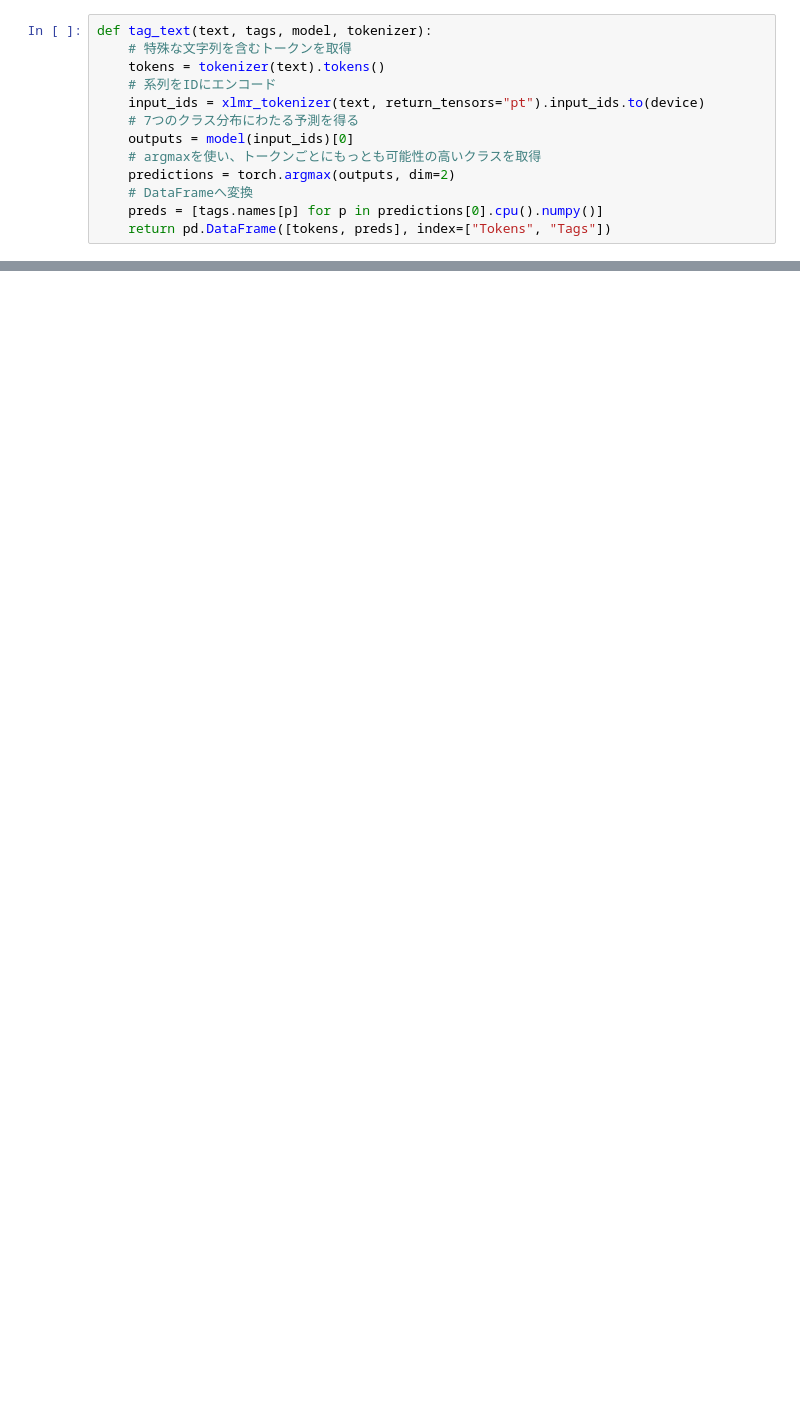
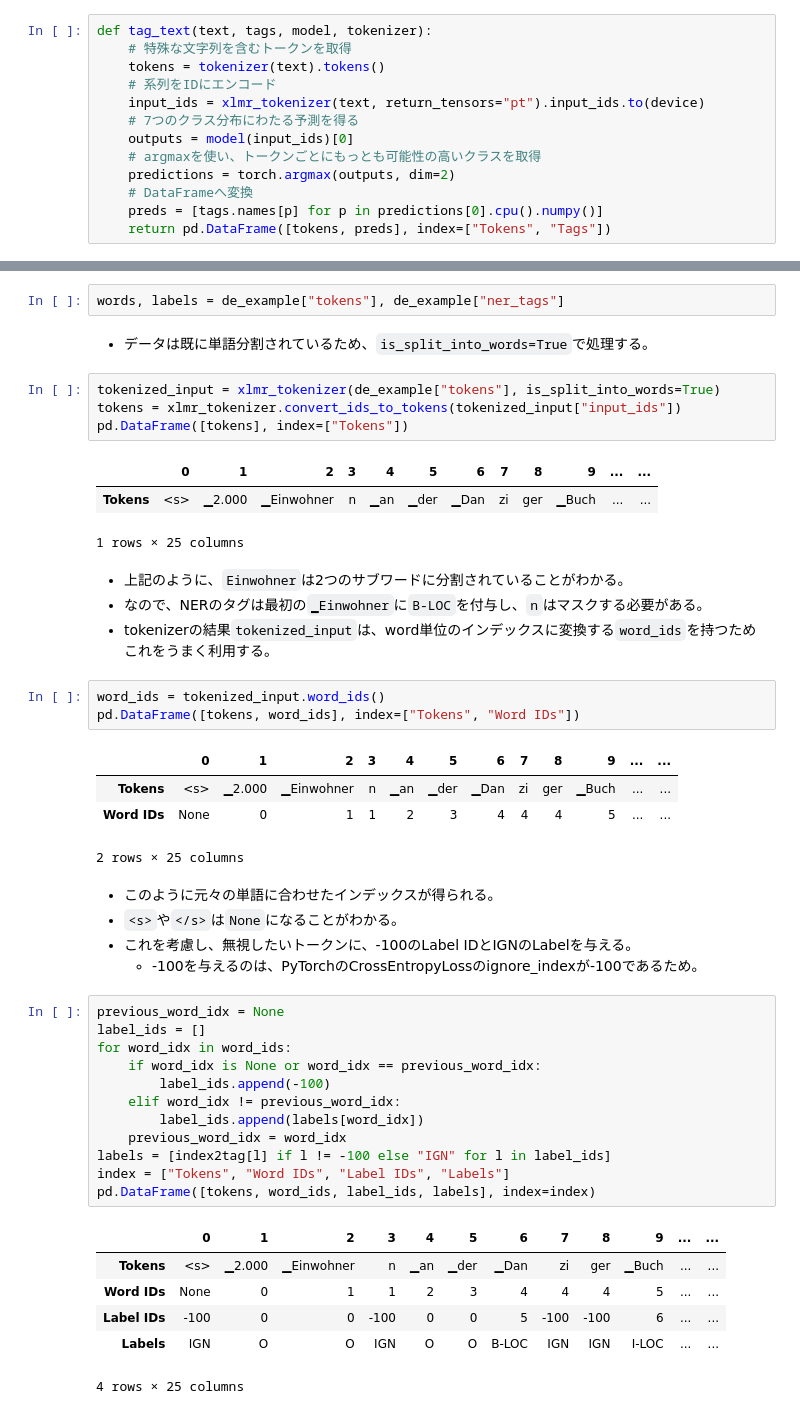
Before and after one commit to nokomoro3/book-ml-transformers, a Jupyter notebook: ml-transformers-chap04-multilingal-ner.ipynb, the cells around one changed output, grey strips where cells are left out. Cells and saved outputs as stored; diff of their text form; blank space fills up the shorter version.

```diff
--- a/ml-transformers-chap04-multilingal-ner.ipynb
+++ b/ml-transformers-chap04-multilingal-ner.ipynb
@@ -552,0 +593,48 @@ def tag_text(text, tags, model, tokenizer):
+# %%
+words, labels = de_example["tokens"], de_example["ner_tags"]
+# %% [markdown]
+- データは既に単語分割されているため、`is_split_into_words=True`で処理する。
+# %%
+tokenized_input = xlmr_tokenizer(de_example["tokens"], is_split_into_words=True)
+tokens = xlmr_tokenizer.convert_ids_to_tokens(tokenized_input["input_ids"])
+pd.DataFrame([tokens], index=["Tokens"])
+# %% [output]
+|  | 0 | 1 | 2 | 3 | 4 | 5 | 6 | 7 | 8 | 9 | ... | ... |
+| Tokens | <s> | ▁2.000 | ▁Einwohner | n | ▁an | ▁der | ▁Dan | zi | ger | ▁Buch | ... | ... |
+1 rows × 25 columns
+# %% [markdown]
+- 上記のように、`Einwohner`は2つのサブワードに分割されていることがわかる。
+- なので、NERのタグは最初の`▁Einwohner`に`B-LOC`を付与し、`n`はマスクする必要がある。
+- tokenizerの結果`tokenized_input`は、word単位のインデックスに変換する`word_ids`を持つためこれをうまく利用する。
+# %%
+word_ids = tokenized_input.word_ids()
+pd.DataFrame([tokens, word_ids], index=["Tokens", "Word IDs"])
+# %% [output]
+|  | 0 | 1 | 2 | 3 | 4 | 5 | 6 | 7 | 8 | 9 | ... | ... |
+| Tokens | <s> | ▁2.000 | ▁Einwohner | n | ▁an | ▁der | ▁Dan | zi | ger | ▁Buch | ... | ... |
+| Word IDs | None | 0 | 1 | 1 | 2 | 3 | 4 | 4 | 4 | 5 | ... | ... |
+2 rows × 25 columns
+# %% [markdown]
+- このように元々の単語に合わせたインデックスが得られる。
+- `<s>`や`</s>`は`None`になることがわかる。
+- これを考慮し、無視したいトークンに、-100のLabel IDとIGNのLabelを与える。
+  - -100を与えるのは、PyTorchのCrossEntropyLossのignore_indexが-100であるため。
+# %%
+previous_word_idx = None
+label_ids = []
+for word_idx in word_ids:
+    if word_idx is None or word_idx == previous_word_idx:
+        label_ids.append(-100)
+    elif word_idx != previous_word_idx:
+        label_ids.append(labels[word_idx])
+    previous_word_idx = word_idx
+labels = [index2tag[l] if l != -100 else "IGN" for l in label_ids]
+index = ["Tokens", "Word IDs", "Label IDs", "Labels"]
+pd.DataFrame([tokens, word_ids, label_ids, labels], index=index)
+# %% [output]
+|  | 0 | 1 | 2 | 3 | 4 | 5 | 6 | 7 | 8 | 9 | ... | ... |
+| Tokens | <s> | ▁2.000 | ▁Einwohner | n | ▁an | ▁der | ▁Dan | zi | ger | ▁Buch | ... | ... |
+| Word IDs | None | 0 | 1 | 1 | 2 | 3 | 4 | 4 | 4 | 5 | ... | ... |
+| Label IDs | -100 | 0 | 0 | -100 | 0 | 0 | 5 | -100 | -100 | 6 | ... | ... |
+| Labels | IGN | O | O | IGN | O | O | B-LOC | IGN | IGN | I-LOC | ... | ... |
+4 rows × 25 columns
```
Also changed, not shown: parts of 12 cells of this notebook.
